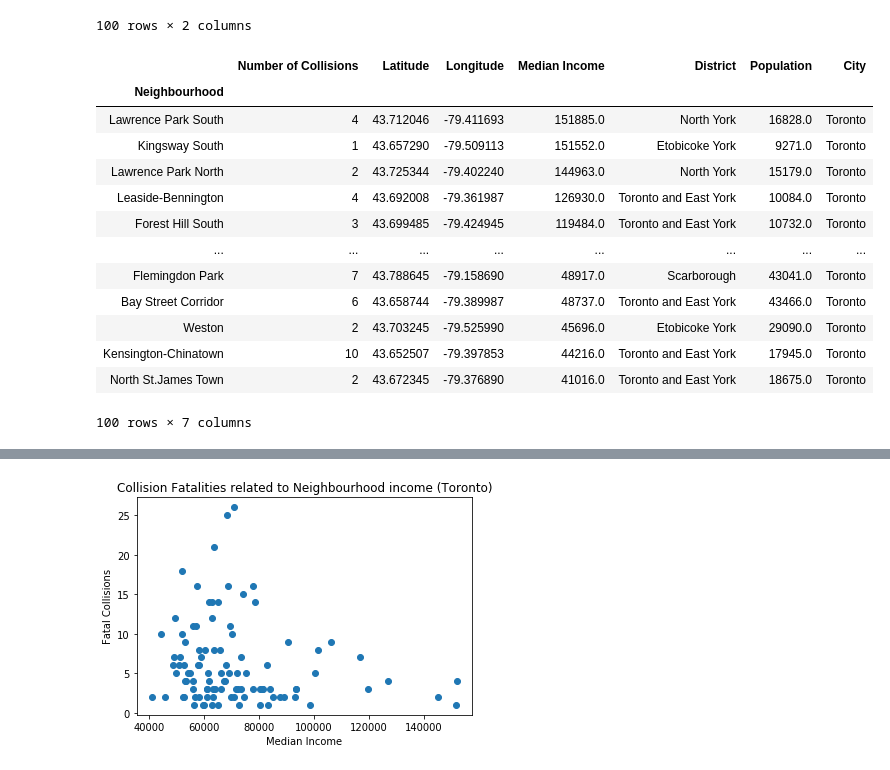
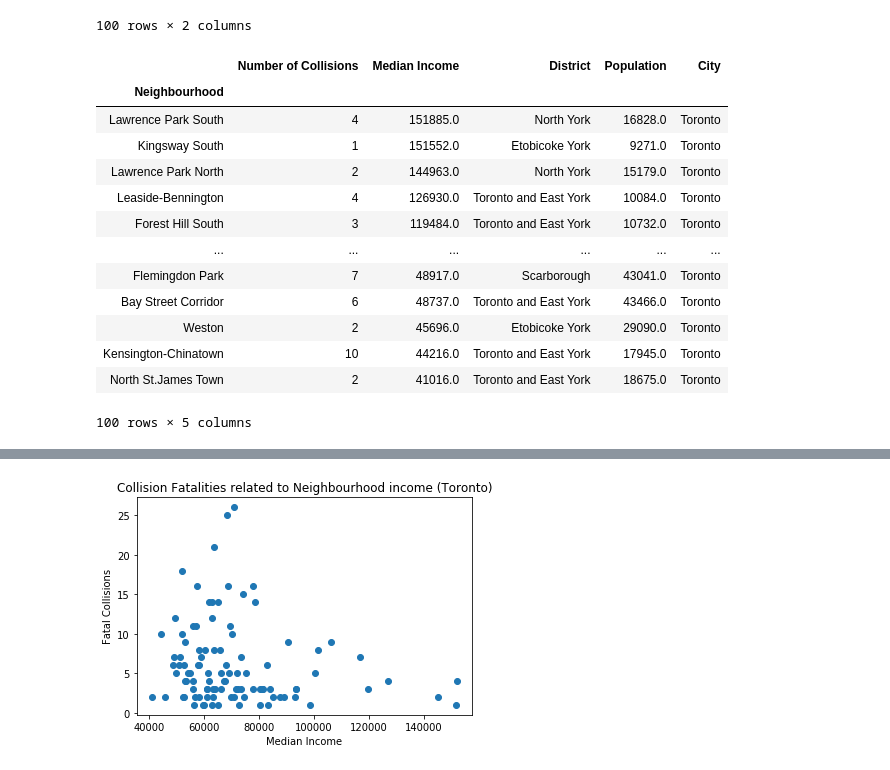
Before and after one commit to nupurgupta5292/SES-vs-Fatal-Road-Collisions, a Jupyter notebook: Toronto/toronto_neighbourhoods.ipynb, the cells around one changed output, grey strips where cells are left out. Cells and saved outputs as stored; diff of their text form; code cells hidden in the pictures.

```diff
--- a/Toronto/toronto_neighbourhoods.ipynb
+++ b/Toronto/toronto_neighbourhoods.ipynb
@@ -136,25 +136,25 @@ location_first=location_first[['Latitude','Longitude','District','Population']]
 # %%
 #merge to final table
 toronto_hood_data=pd.merge(hood_data,location_first,left_index=True, right_index=True )
 # toronto_hood_data=pd.merge(toronto_hood_data, toronto_population, on=index)
 toronto_hood_data['City']='Toronto'
-toronto_hood_data=toronto_hood_data[['Number of Collisions','Latitude','Longitude','Median Income','District','Population','City']]
+toronto_hood_data=toronto_hood_data[['Number of Collisions','Median Income','District','Population','City']]
 toronto_hood_data
 # %% [output]
-|  | Number of Collisions | Latitude | Longitude | Median Income | District | Population | City |
-| Neighbourhood |  |  |  |  |  |  |  |
-| Lawrence Park South | 4 | 43.712046 | -79.411693 | 151885.0 | North York | 16828.0 | Toronto |
-| Kingsway South | 1 | 43.657290 | -79.509113 | 151552.0 | Etobicoke York | 9271.0 | Toronto |
-| Lawrence Park North | 2 | 43.725344 | -79.402240 | 144963.0 | North York | 15179.0 | Toronto |
-| Leaside-Bennington | 4 | 43.692008 | -79.361987 | 126930.0 | Toronto and East York | 10084.0 | Toronto |
-| Forest Hill South | 3 | 43.699485 | -79.424945 | 119484.0 | Toronto and East York | 10732.0 | Toronto |
-| ... | ... | ... | ... | ... | ... | ... | ... |
-| Flemingdon Park | 7 | 43.788645 | -79.158690 | 48917.0 | Scarborough | 43041.0 | Toronto |
-| Bay Street Corridor | 6 | 43.658744 | -79.389987 | 48737.0 | Toronto and East York | 43466.0 | Toronto |
-| Weston | 2 | 43.703245 | -79.525990 | 45696.0 | Etobicoke York | 29090.0 | Toronto |
-| Kensington-Chinatown | 10 | 43.652507 | -79.397853 | 44216.0 | Toronto and East York | 17945.0 | Toronto |
-| North St.James Town | 2 | 43.672345 | -79.376890 | 41016.0 | Toronto and East York | 18675.0 | Toronto |
+|  | Number of Collisions | Median Income | District | Population | City |
+| Neighbourhood |  |  |  |  |  |
+| Lawrence Park South | 4 | 151885.0 | North York | 16828.0 | Toronto |
+| Kingsway South | 1 | 151552.0 | Etobicoke York | 9271.0 | Toronto |
+| Lawrence Park North | 2 | 144963.0 | North York | 15179.0 | Toronto |
+| Leaside-Bennington | 4 | 126930.0 | Toronto and East York | 10084.0 | Toronto |
+| Forest Hill South | 3 | 119484.0 | Toronto and East York | 10732.0 | Toronto |
+| ... | ... | ... | ... | ... | ... |
+| Flemingdon Park | 7 | 48917.0 | Scarborough | 43041.0 | Toronto |
+| Bay Street Corridor | 6 | 48737.0 | Toronto and East York | 43466.0 | Toronto |
+| Weston | 2 | 45696.0 | Etobicoke York | 29090.0 | Toronto |
+| Kensington-Chinatown | 10 | 44216.0 | Toronto and East York | 17945.0 | Toronto |
+| North St.James Town | 2 | 41016.0 | Toronto and East York | 18675.0 | Toronto |
-100 rows × 7 columns
+100 rows × 5 columns
 # %%
 # Save Final table
 toronto_hood_data.to_csv('Output/toronto_table.csv')
```
Also changed, not shown: parts of 5 cells of this notebook, 6 other files.
